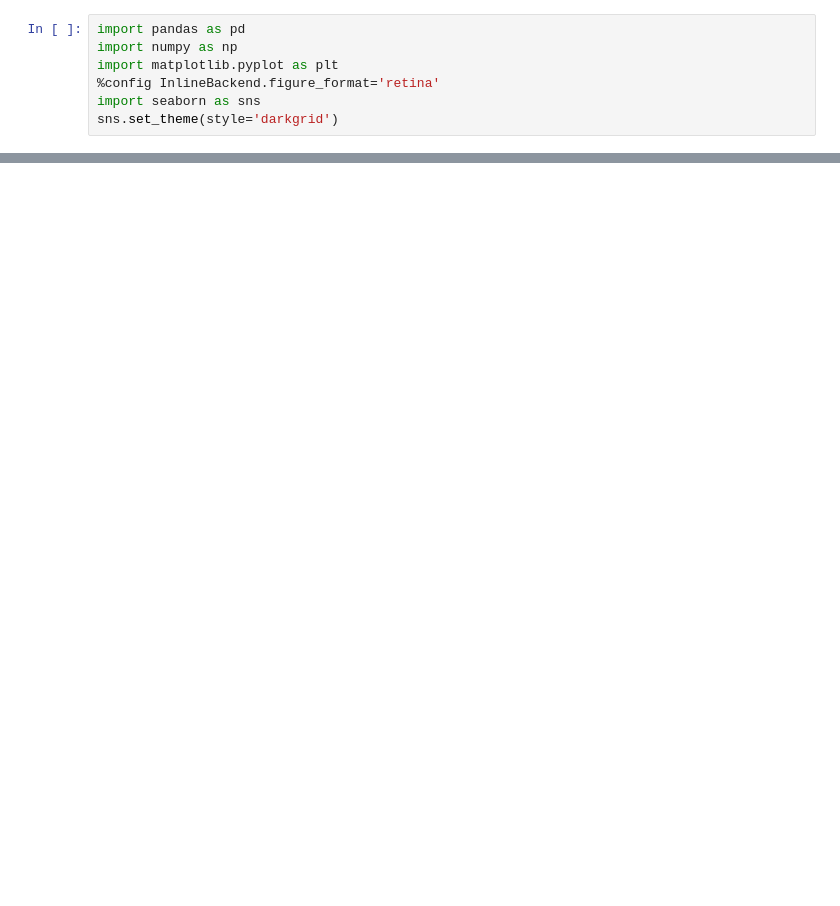
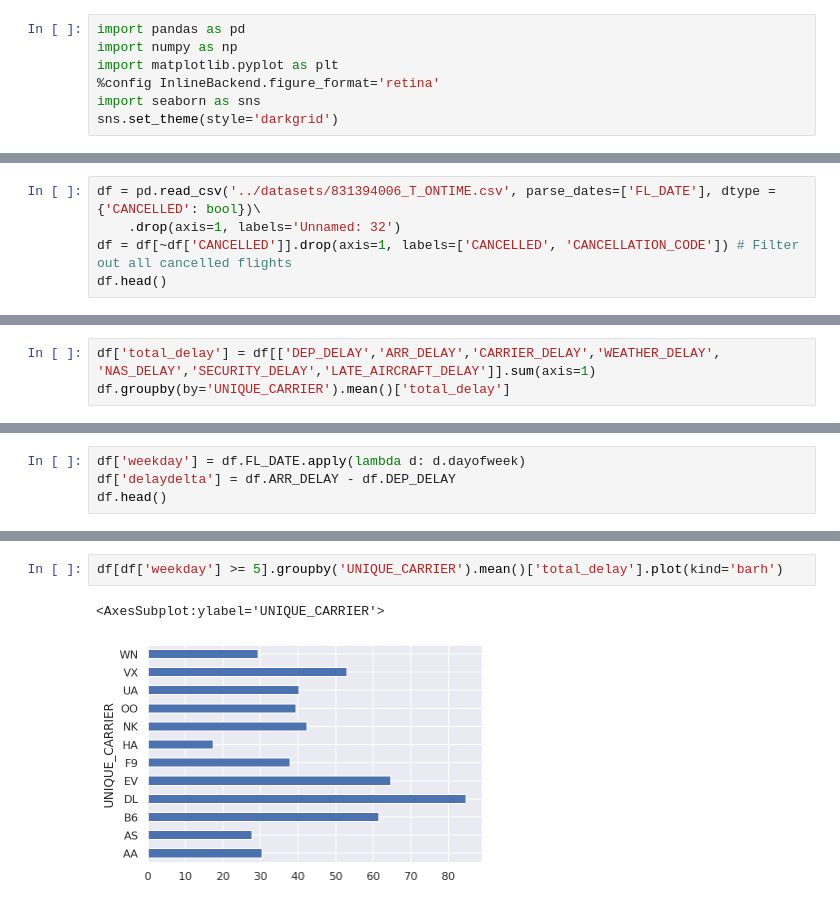
Before and after one commit to mrandri19/polito2020-data-science-lab, a Jupyter notebook: Lab5/Lab5es2.ipynb, the cells around one changed output, grey strips where cells are left out. Saved outputs shown, nothing was run; the diff lists cells and outputs as text; blank space fills up the shorter version.

```diff
--- a/Lab5/Lab5es2.ipynb
+++ b/Lab5/Lab5es2.ipynb
@@ -43,0 +8,5 @@ dtype: object
+# %%
+df = pd.read_csv('../datasets/831394006_T_ONTIME.csv', parse_dates=['FL_DATE'], dtype = {'CANCELLED': bool})\
+    .drop(axis=1, labels='Unnamed: 32')
+df = df[~df['CANCELLED']].drop(axis=1, labels=['CANCELLED', 'CANCELLATION_CODE']) # Filter out all cancelled flights
+df.head()
@@ -43,0 +43,3 @@ dtype: object
+# %%
+df['total_delay'] = df[['DEP_DELAY','ARR_DELAY','CARRIER_DELAY','WEATHER_DELAY', 'NAS_DELAY','SECURITY_DELAY','LATE_AIRCRAFT_DELAY']].sum(axis=1)
+df.groupby(by='UNIQUE_CARRIER').mean()['total_delay']
@@ -43,0 +70,4 @@ dtype: object
+# %%
+df['weekday'] = df.FL_DATE.apply(lambda d: d.dayofweek)
+df['delaydelta'] = df.ARR_DELAY - df.DEP_DELAY
+df.head()
@@ -43,0 +103,5 @@ dtype: object
+# %%
+df[df['weekday'] >= 5].groupby('UNIQUE_CARRIER').mean()['total_delay'].plot(kind='barh')
+# %% [output]
+<AxesSubplot:ylabel='UNIQUE_CARRIER'>
+[figure, added]
```
Also changed, not shown: parts of 33 cells of this notebook.
